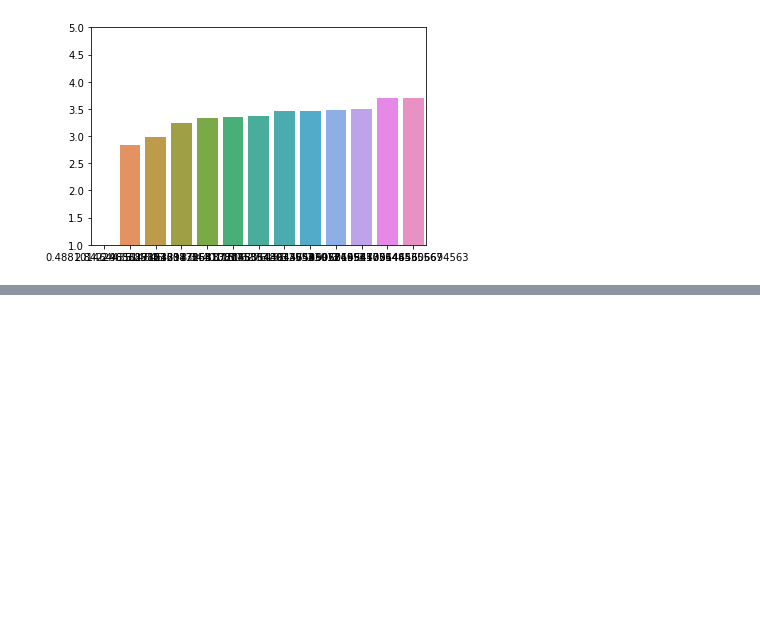
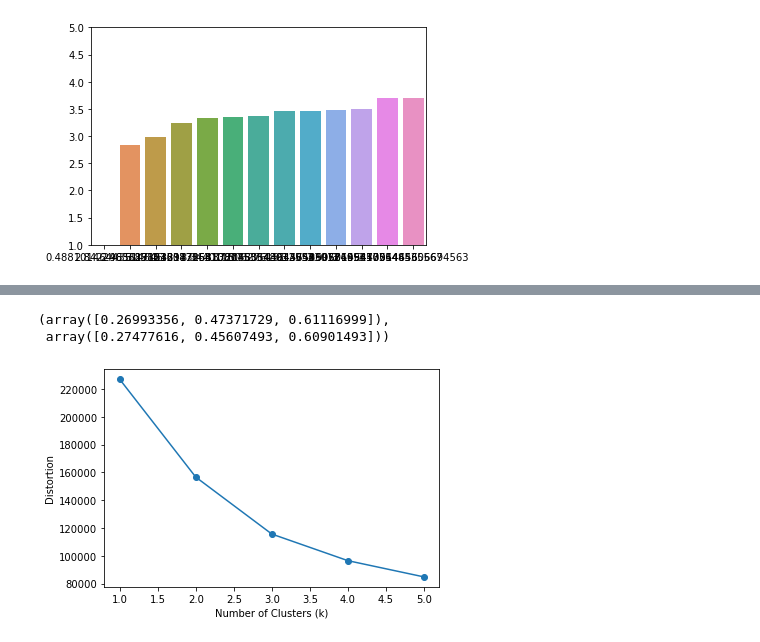
Before and after one commit to vascopombo/DSProject, a Jupyter notebook: Final.ipynb, the cells around one changed output, grey strips where cells are left out. Drawn from its saved outputs; the diff is of its cells as text; code cells hidden in the pictures; blank space fills up the shorter version.

```diff
--- a/Final.ipynb
+++ b/Final.ipynb
@@ -841,0 +913,33 @@ plt.show()
+# %%
+df_likert = df[likert_columns]
+df_likert_std = pd.DataFrame(std_scaler.fit_transform(df_likert), columns = df_likert.columns)
+# %%
+pca = PCA(n_components = 3, random_state=1)
+pca_std = PCA(n_components = 3, random_state=1)
+X_pca = pca.fit_transform(df_likert)
+X_pca_std = pca_std.fit_transform(df_likert_std)
+# %%
+pca.explained_variance_ratio_.cumsum(), pca_std.explained_variance_ratio_.cumsum()
+# %% [output]
+(array([0.26993356, 0.47371729, 0.61116999]),
+ array([0.27477616, 0.45607493, 0.60901493]))
+# %%
+from sklearn.cluster import KMeans
+
+distortions = []
+K_to_try = range(1, 6)
+
+for i in K_to_try:
+    model = KMeans(
+            n_clusters=i,
+            init='k-means++',
+            n_jobs=-1,
+            random_state=1)
+    model.fit(X_pca)
+    distortions.append(model.inertia_)
+plt.plot(K_to_try, distortions, marker='o')
+plt.xlabel('Number of Clusters (k)')
+plt.ylabel('Distortion')
+plt.show()
+# %% [output]
+[figure, added]
```
Also changed, not shown: parts of 37 cells of this notebook.
